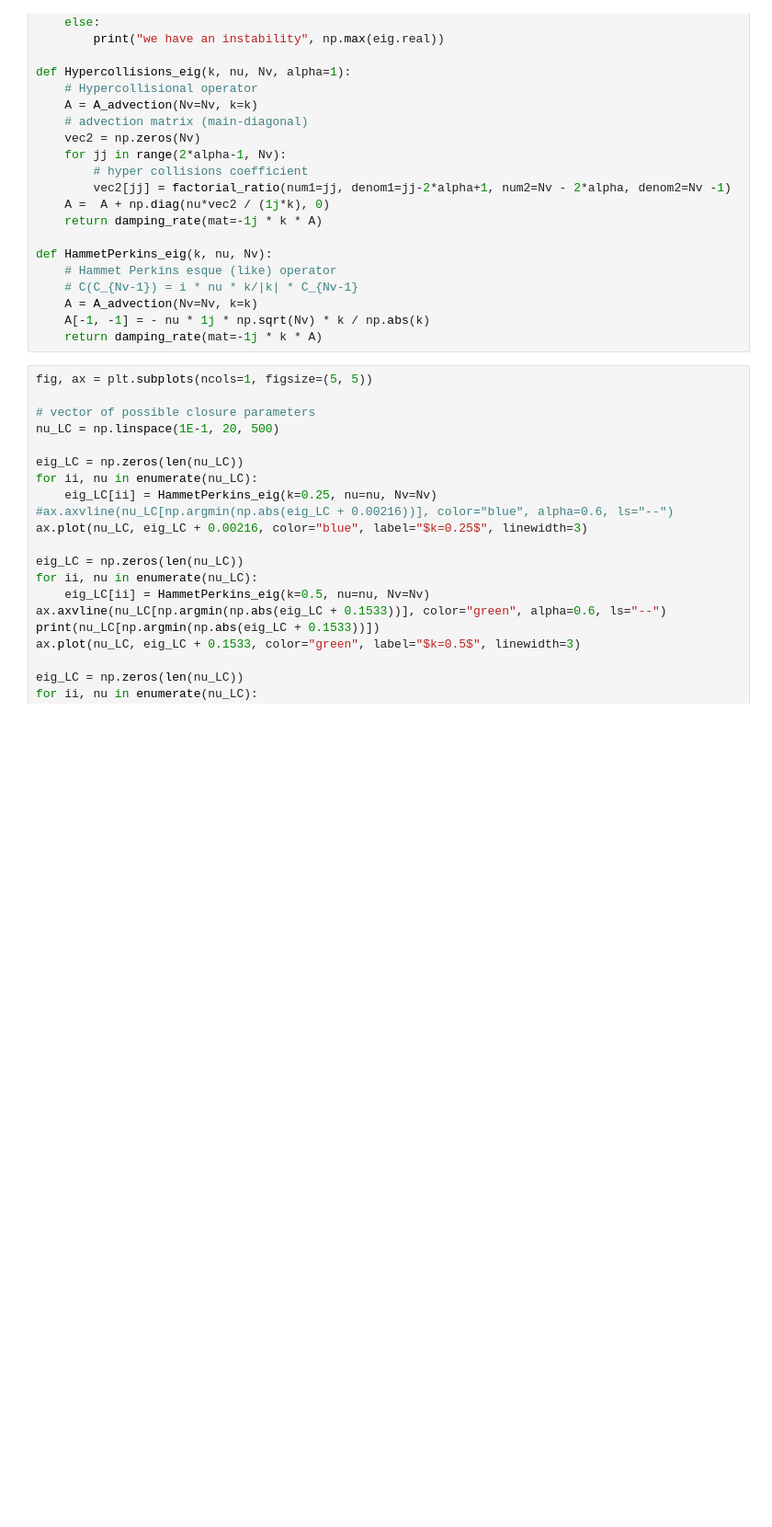
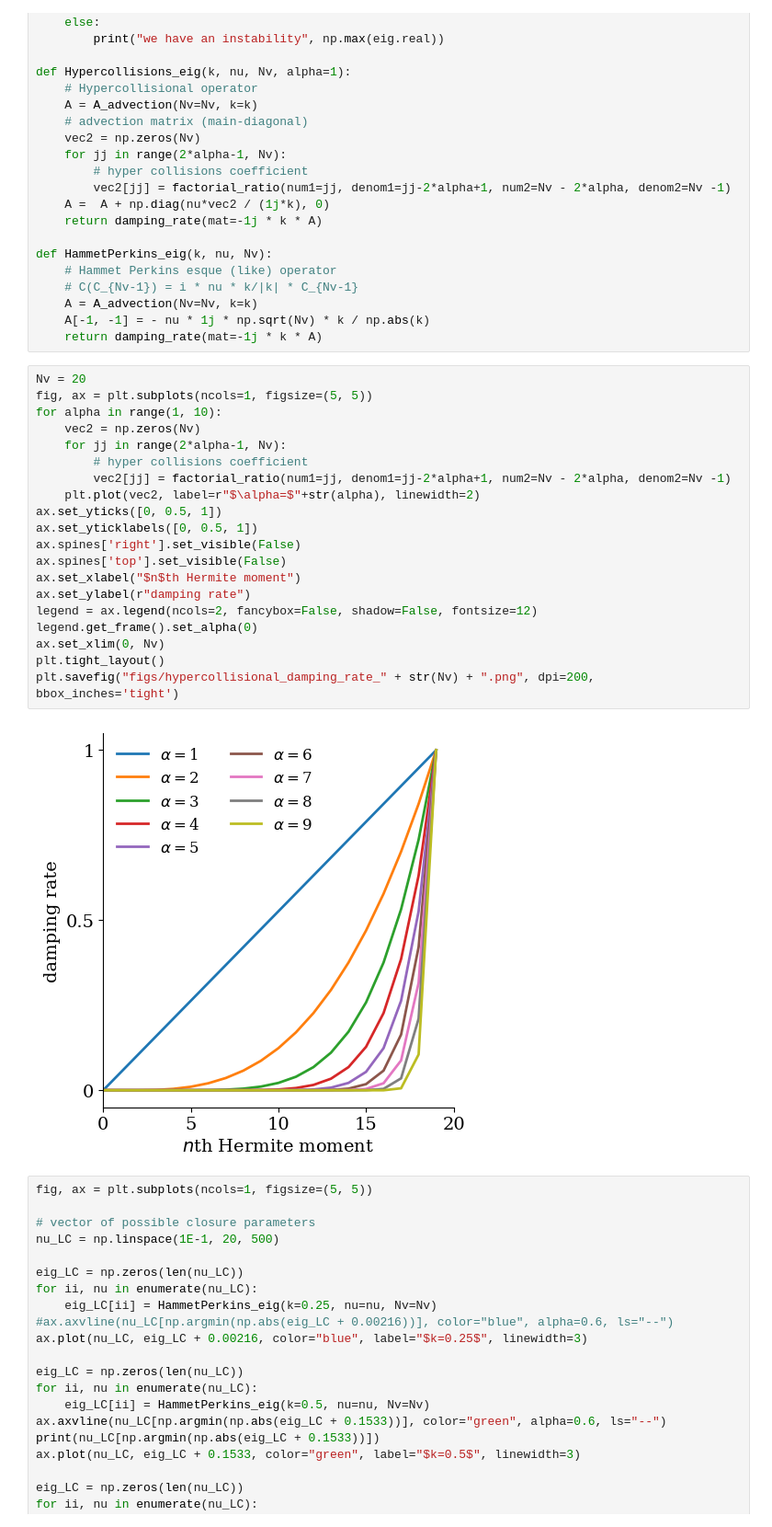
Before and after one commit to opaliss/SpectralSymbolicClosures, a Jupyter notebook: aw_hermite/spectrum analysis_positive_k_argmin.ipynb, the cells around one changed output. Shown at 92% size. Drawn from its saved outputs; the diff is of its cells as text; blank space fills up the shorter version.

```diff
--- a/aw_hermite/spectrum analysis_positive_k_argmin.ipynb
+++ b/aw_hermite/spectrum analysis_positive_k_argmin.ipynb
@@ -69,6 +69,28 @@ def HammetPerkins_eig(k, nu, Nv):
     A = A_advection(Nv=Nv, k=k)
     A[-1, -1] = - nu * 1j * np.sqrt(Nv) * k / np.abs(k)
     return damping_rate(mat=-1j * k * A)
+# %%
+Nv = 20
+fig, ax = plt.subplots(ncols=1, figsize=(5, 5))
+for alpha in range(1, 10):
+    vec2 = np.zeros(Nv)
+    for jj in range(2*alpha-1, Nv):
+        # hyper collisions coefficient
+        vec2[jj] = factorial_ratio(num1=jj, denom1=jj-2*alpha+1, num2=Nv - 2*alpha, denom2=Nv -1)
+    plt.plot(vec2, label=r"$\alpha=$"+str(alpha), linewidth=2)
+ax.set_yticks([0, 0.5, 1])
+ax.set_yticklabels([0, 0.5, 1])
+ax.spines['right'].set_visible(False)
+ax.spines['top'].set_visible(False)
+ax.set_xlabel("$n$th Hermite moment")
+ax.set_ylabel(r"damping rate")
+legend = ax.legend(ncols=2, fancybox=False, shadow=False, fontsize=12)
+legend.get_frame().set_alpha(0)
+ax.set_xlim(0, Nv)
+plt.tight_layout()
+plt.savefig("figs/hypercollisional_damping_rate_" + str(Nv) + ".png", dpi=200, bbox_inches='tight')
+# %% [output]
+[figure, added]
 # %%
 fig, ax = plt.subplots(ncols=1, figsize=(5, 5))
 
```
Also changed, not shown: 1 other file.
